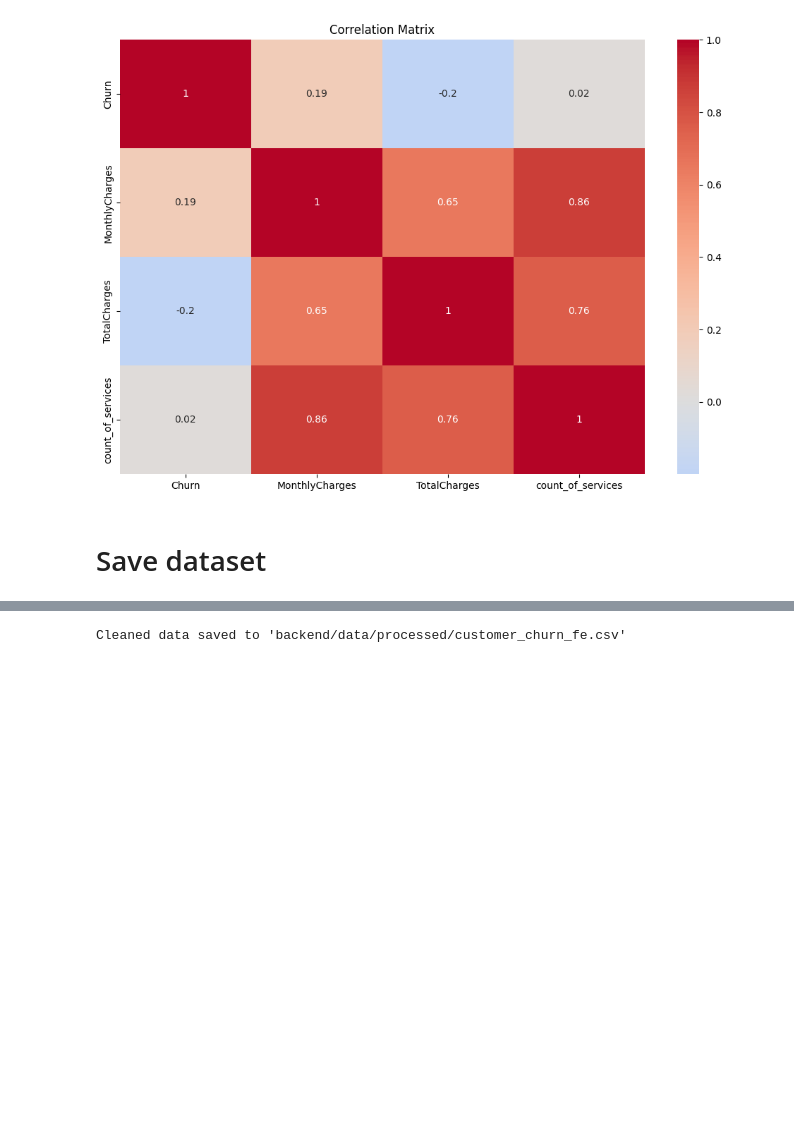
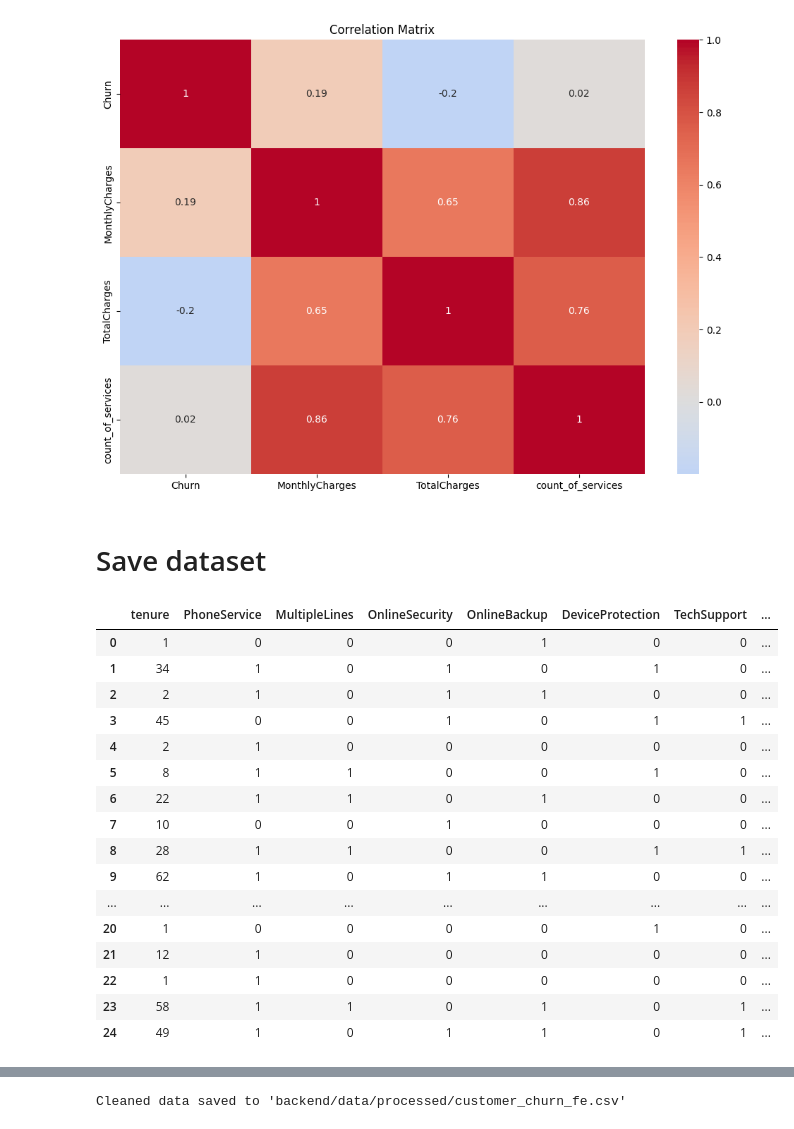
Before and after one commit to jacktorrealba/customer-churn, a Jupyter notebook: backend/notebooks/03_feature_engineering.ipynb, the cells around one changed output, grey strips where cells are left out. Drawn from its saved outputs; the diff is of its cells as text; code cells hidden in the pictures; blank space fills up the shorter version.

```diff
--- a/backend/notebooks/03_feature_engineering.ipynb
+++ b/backend/notebooks/03_feature_engineering.ipynb
@@ -263,5 +274,35 @@ sns.heatmap(correlation_matrix, annot=True, cmap='coolwarm', center=0).set_title
 plt.show()
 # %% [output]
 [figure]
+# %%
+# convert floats to int where applicable
+df_new['MonthlyCharges'] = df_new['MonthlyCharges'].round(2)
+df_new['TotalCharges'] = df_new['TotalCharges'].round(2)
+
+float_cols = ['MonthlyCharges', 'TotalCharges']
+for col in df_new.columns:
+    if col not in float_cols and df_new[col].dtype == 'float64':
+        df_new[col] = df_new[col].astype(int)
 # %% [markdown]
 # Save dataset
+# %%
+# one final look at the data
+df_new.head(25)
+# %% [output]
+|  | tenure | PhoneService | MultipleLines | OnlineSecurity | OnlineBackup | DeviceProtection | TechSupport | ... |
+| 0 | 1 | 0 | 0 | 0 | 1 | 0 | 0 | ... |
+| 1 | 34 | 1 | 0 | 1 | 0 | 1 | 0 | ... |
+| 2 | 2 | 1 | 0 | 1 | 1 | 0 | 0 | ... |
+| 3 | 45 | 0 | 0 | 1 | 0 | 1 | 1 | ... |
+| 4 | 2 | 1 | 0 | 0 | 0 | 0 | 0 | ... |
+| 5 | 8 | 1 | 1 | 0 | 0 | 1 | 0 | ... |
+| 6 | 22 | 1 | 1 | 0 | 1 | 0 | 0 | ... |
+| 7 | 10 | 0 | 0 | 1 | 0 | 0 | 0 | ... |
+| 8 | 28 | 1 | 1 | 0 | 0 | 1 | 1 | ... |
+| 9 | 62 | 1 | 0 | 1 | 1 | 0 | 0 | ... |
+| ... | ... | ... | ... | ... | ... | ... | ... | ... |
+| 20 | 1 | 0 | 0 | 0 | 0 | 1 | 0 | ... |
+| 21 | 12 | 1 | 0 | 0 | 0 | 0 | 0 | ... |
+| 22 | 1 | 1 | 0 | 0 | 0 | 0 | 0 | ... |
+| 23 | 58 | 1 | 1 | 0 | 1 | 0 | 1 | ... |
+| 24 | 49 | 1 | 0 | 1 | 1 | 0 | 1 | ... |
```
Also changed, not shown: parts of 2 cells of this notebook, 15 other files.
